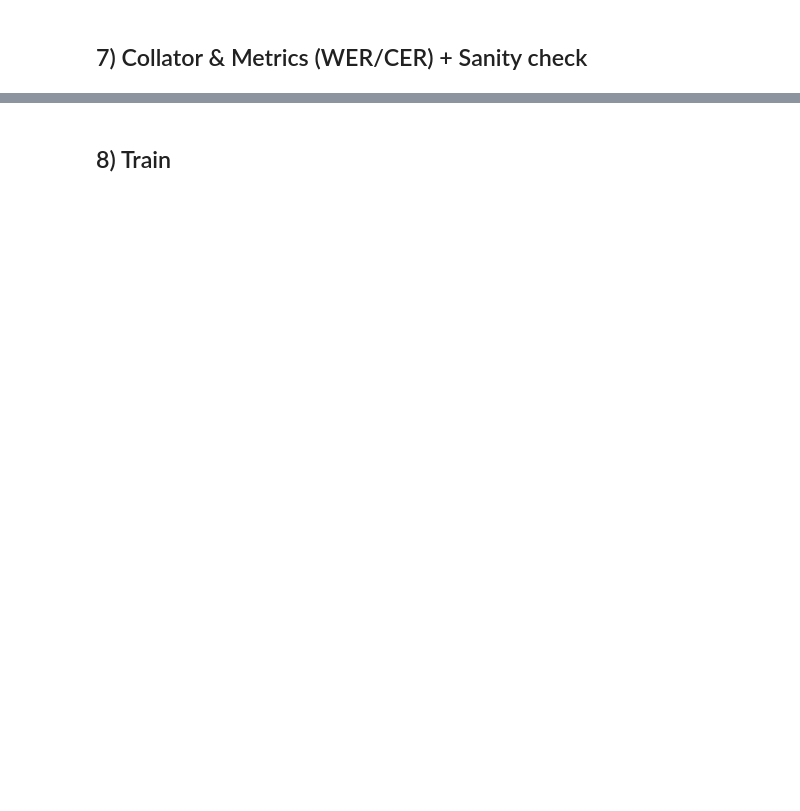
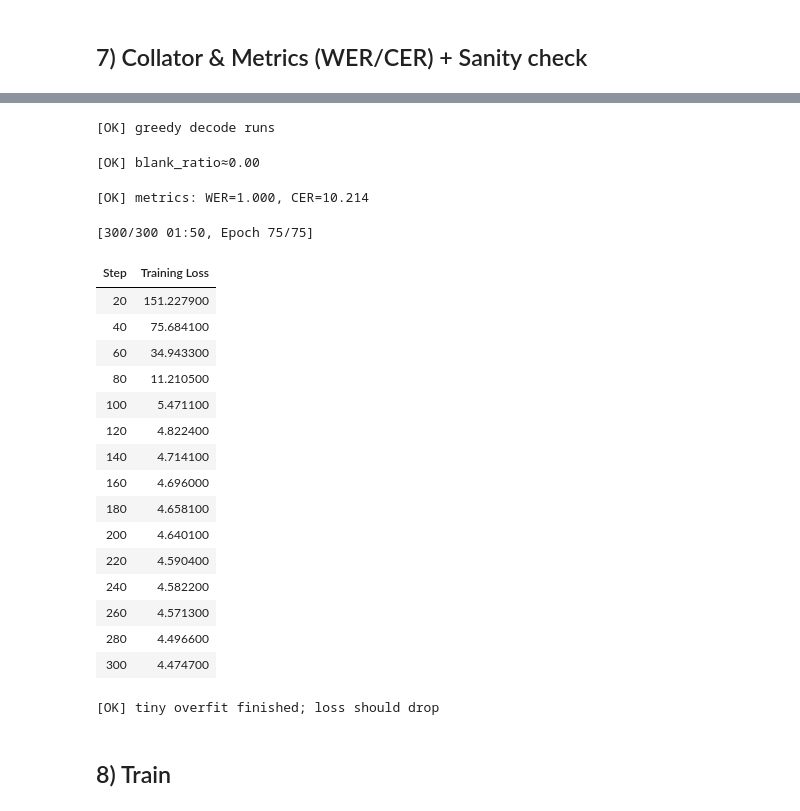
Before and after one commit to NUS-AIS-Practice-Modules/PRS-PM-2025-10-15-18FT-GRP-NeverStopCoding-M3, a Jupyter notebook: cs_dialogue_xlsr_ctc.ipynb, the cells around one changed output, grey strips where cells are left out. Drawn from its saved outputs; the diff is of its cells as text; code cells hidden in the pictures; blank space fills up the shorter version.

```diff
--- a/cs_dialogue_xlsr_ctc.ipynb
+++ b/cs_dialogue_xlsr_ctc.ipynb
@@ -297,15 +518,23 @@ len(vocab)
 # %% [markdown]
 ## 5) Init tokenizer/processor & XLS-R-300M model
 # %%
-feature_extractor = AutoFeatureExtractor.from_pretrained(CKPT, return_attention_mask=True)
-tokenizer = Wav2Vec2CTCTokenizer(str(VOCAB_DIR/'vocab.json'), unk_token='<unk>', pad_token='<pad>', word_delimiter_token='|')
-processor = Wav2Vec2Processor(feature_extractor=feature_extractor, tokenizer=tokenizer)
+feature_extractor = AutoFeatureExtractor.from_pretrained(
+    CKPT, return_attention_mask=True)
+tokenizer = Wav2Vec2CTCTokenizer(str(
+    VOCAB_DIR/'vocab.json'), unk_token='<unk>', pad_token='<pad>', word_delimiter_token='|')
+processor = Wav2Vec2Processor(
+    feature_extractor=feature_extractor, tokenizer=tokenizer)
 
 model = AutoModelForCTC.from_pretrained(
     CKPT,
     ctc_loss_reduction='mean',
+    mask_time_prob=0.05,    # 轻量时间掩码
     pad_token_id=processor.tokenizer.pad_token_id,
-    vocab_size=len(processor.tokenizer)
+    vocab_size=len(processor.tokenizer),
+
 )
-device=torch.device('cuda' if torch.cuda.is_available() else 'cpu')
-model.to(device); model.train(); device
+model.freeze_feature_extractor()
+device = torch.device('cuda' if torch.cuda.is_available() else 'cpu')
+model.to(device)
+model.train()
+device
@@ -371,3 +801,62 @@ if len(sample):
+# %%
+model.eval()
+with torch.no_grad():
+    lg = model(**{k: v.to(model.device)
+               for k, v in bat.items() if k != "labels"}).logits
+hyp_ids = lg.argmax(dim=-1).cpu().numpy()
+_ = processor.batch_decode(hyp_ids, skip_special_tokens=True)
+print("[OK] greedy decode runs")
+# %% [output]
+[OK] greedy decode runs
+# %%
+blank_id = getattr(model.config, "blank_token_id",
+                   processor.tokenizer.vocab_size - 1)
+br = (hyp_ids[0] == blank_id).mean()
+print(f"[OK] blank_ratio≈{br:.2f}")
+# %% [output]
+[OK] blank_ratio≈0.00
+# %%
+import evaluate
+import numpy as np
+wer = evaluate.load("wer")
+cer = evaluate.load("cer")
+lbl = np.array([[processor.tokenizer.pad_token_id if x == -
+               100 else x for x in y] for y in ids], dtype=object)
+pred = processor.batch_decode(hyp_ids, skip_special_tokens=True)
+ref = processor.batch_decode(lbl,     skip_special_tokens=True)
+_wer, _cer = wer.compute(predictions=pred, references=ref), cer.compute(
+    predictions=pred, references=ref)
+print(f"[OK] metrics: WER={_wer:.3f}, CER={_cer:.3f}")
+# %% [output]
+[OK] metrics: WER=1.000, CER=10.214
+# %%
+tiny = encoded["train"].select(range(12))
+args = TrainingArguments(output_dir="tmp_overfit", max_steps=300,
+                         per_device_train_batch_size=3, learning_rate=3e-4,
+                         logging_steps=20, save_steps=10_000, fp16=torch.cuda.is_available(), report_to='none',)
+trainer = Trainer(model=model, args=args, train_dataset=tiny, data_collator=data_collator,
+                  tokenizer=processor.feature_extractor)
+trainer.train()
+print("[OK] tiny overfit finished; loss should drop")
+# %% [output]
+[300/300 01:50, Epoch 75/75]
+| Step | Training Loss |
+| 20 | 151.227900 |
+| 40 | 75.684100 |
+| 60 | 34.943300 |
+| 80 | 11.210500 |
+| 100 | 5.471100 |
+| 120 | 4.822400 |
+| 140 | 4.714100 |
+| 160 | 4.696000 |
+| 180 | 4.658100 |
+| 200 | 4.640100 |
+| 220 | 4.590400 |
+| 240 | 4.582200 |
+| 260 | 4.571300 |
+| 280 | 4.496600 |
+| 300 | 4.474700 |
+[OK] tiny overfit finished; loss should drop
 # %% [markdown]
 ## 8) Train
 # %%
```
Also changed, not shown: parts of 23 cells of this notebook.
